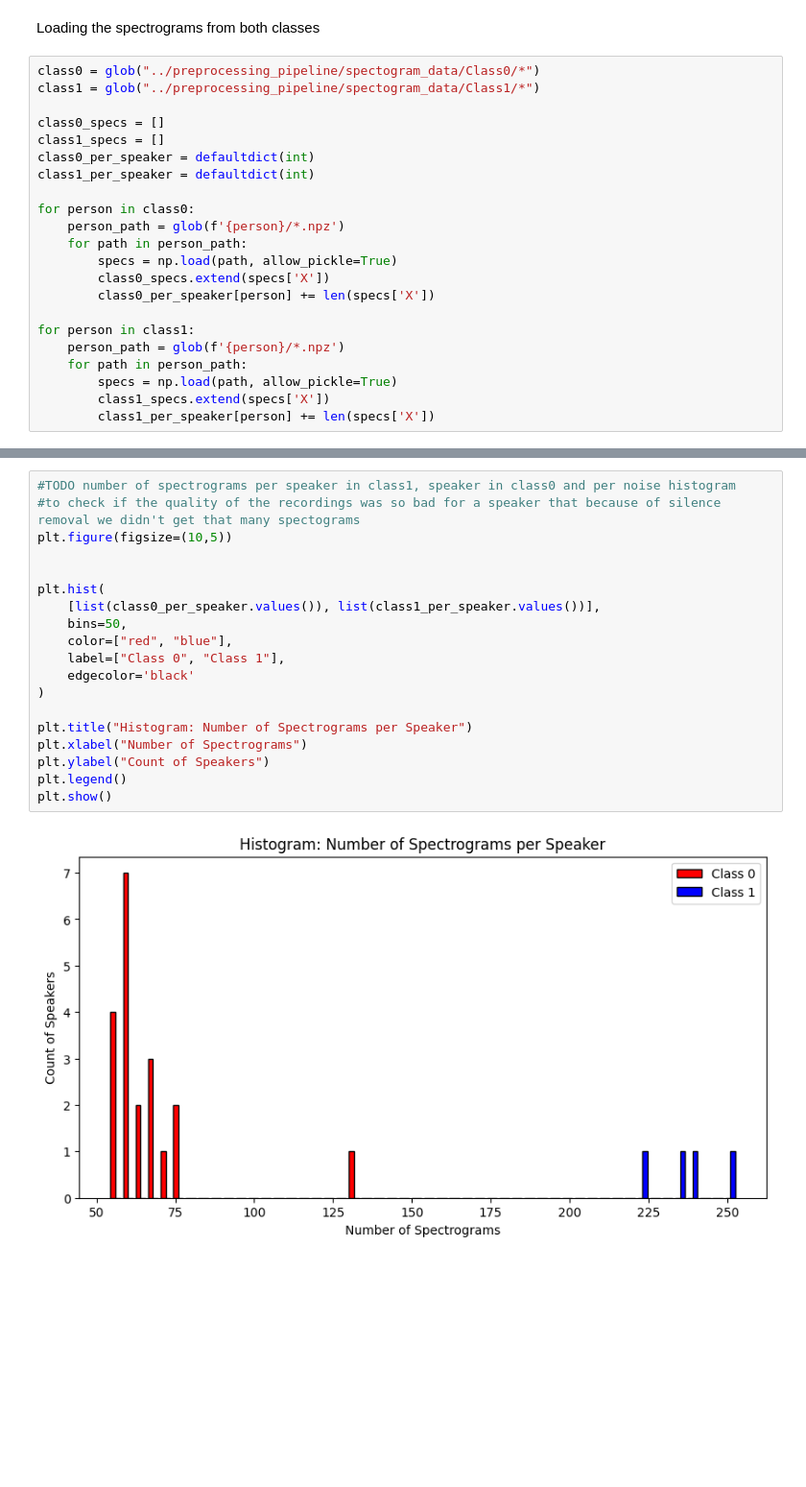
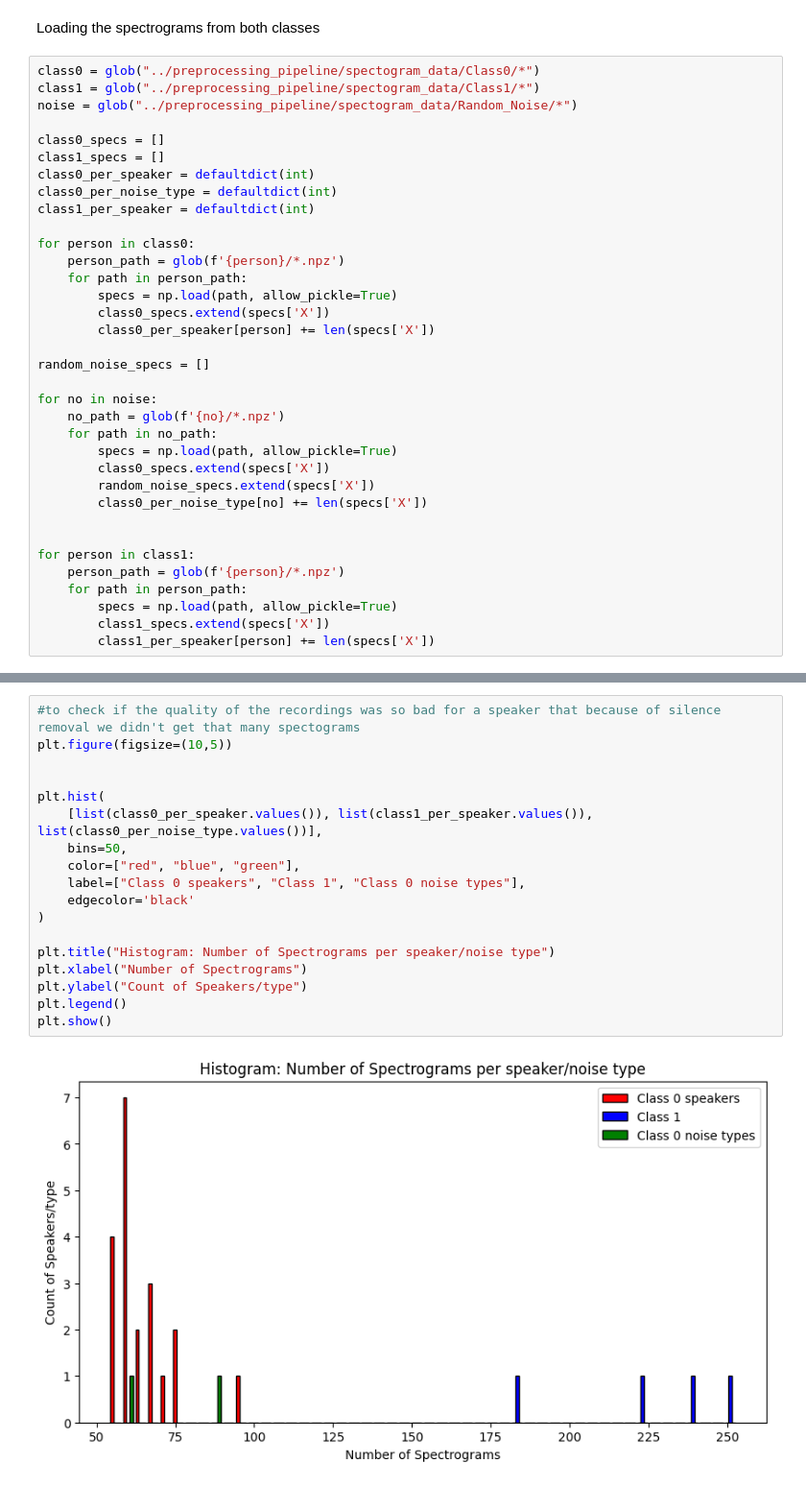
Before and after one commit to rybaks72/IML_Voice_Recognition, a Jupyter notebook: exploratory_data_analysis/spectograms_analysis.ipynb, the cells around one changed output, grey strips where cells are left out. Shown at 96% size. Drawn from its saved outputs; the diff is of its cells as text; blank space fills up the shorter version.

```diff
--- a/exploratory_data_analysis/spectograms_analysis.ipynb
+++ b/exploratory_data_analysis/spectograms_analysis.ipynb
@@ -9,10 +10,12 @@ Loading the spectrograms from both classes
 # %%
 class0 = glob("../preprocessing_pipeline/spectogram_data/Class0/*")
 class1 = glob("../preprocessing_pipeline/spectogram_data/Class1/*")
+noise = glob("../preprocessing_pipeline/spectogram_data/Random_Noise/*")
 
 class0_specs = []
 class1_specs = []
 class0_per_speaker = defaultdict(int)
+class0_per_noise_type = defaultdict(int)
 class1_per_speaker = defaultdict(int)
 
 for person in class0:
@@ -22,6 +25,17 @@ for person in class0:
         class0_specs.extend(specs['X'])
         class0_per_speaker[person] += len(specs['X'])
 
+random_noise_specs = []
+
+for no in noise:
+    no_path = glob(f'{no}/*.npz')
+    for path in no_path:
+        specs = np.load(path, allow_pickle=True)
+        class0_specs.extend(specs['X'])
+        random_noise_specs.extend(specs['X'])
+        class0_per_noise_type[no] += len(specs['X'])
+
+
 for person in class1:
     person_path = glob(f'{person}/*.npz')
     for path in person_path:
@@ -110,22 +157,21 @@ plt.show()
 # %%
-#TODO number of spectrograms per speaker in class1, speaker in class0 and per noise histogram
 #to check if the quality of the recordings was so bad for a speaker that because of silence removal we didn't get that many spectograms
 plt.figure(figsize=(10,5))
 
 
 plt.hist(
-    [list(class0_per_speaker.values()), list(class1_per_speaker.values())],
+    [list(class0_per_speaker.values()), list(class1_per_speaker.values()), list(class0_per_noise_type.values())],
     bins=50,
-    color=["red", "blue"],
-    label=["Class 0", "Class 1"],
+    color=["red", "blue", "green"],
+    label=["Class 0 speakers", "Class 1", "Class 0 noise types"],
     edgecolor='black'
 )
 
-plt.title("Histogram: Number of Spectrograms per Speaker")
+plt.title("Histogram: Number of Spectrograms per speaker/noise type")
 plt.xlabel("Number of Spectrograms")
-plt.ylabel("Count of Speakers")
+plt.ylabel("Count of Speakers/type")
 plt.legend()
 plt.show()
 # %% [output]
-[figure, old version]
+[figure, new version]
 # %%
```
Also changed, not shown: parts of 12 cells of this notebook.
